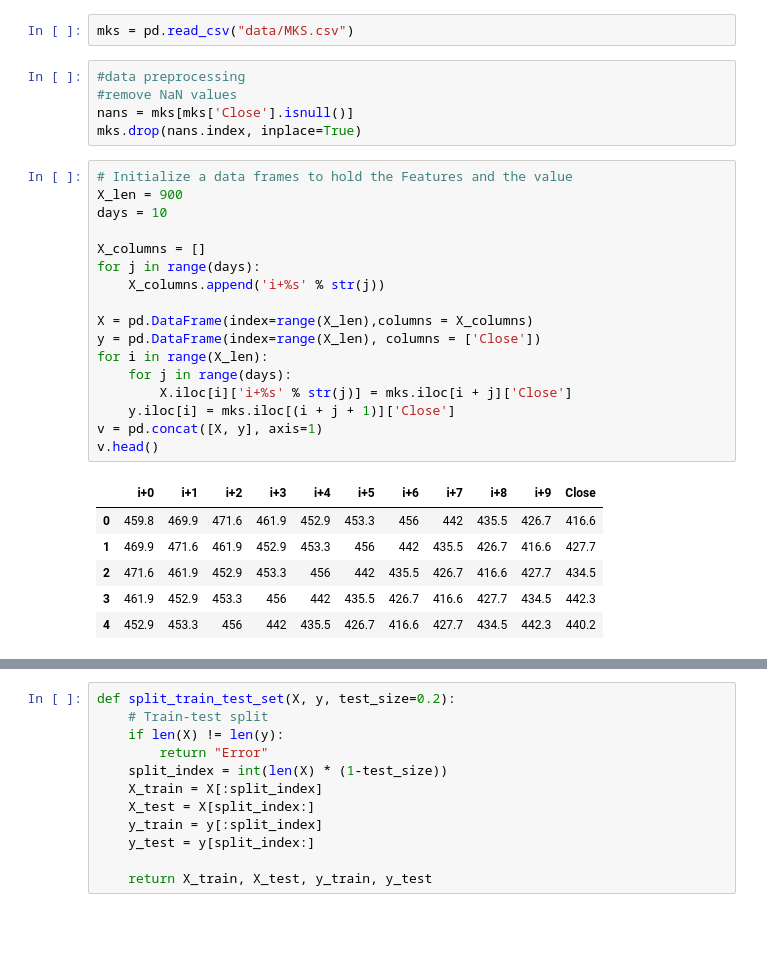
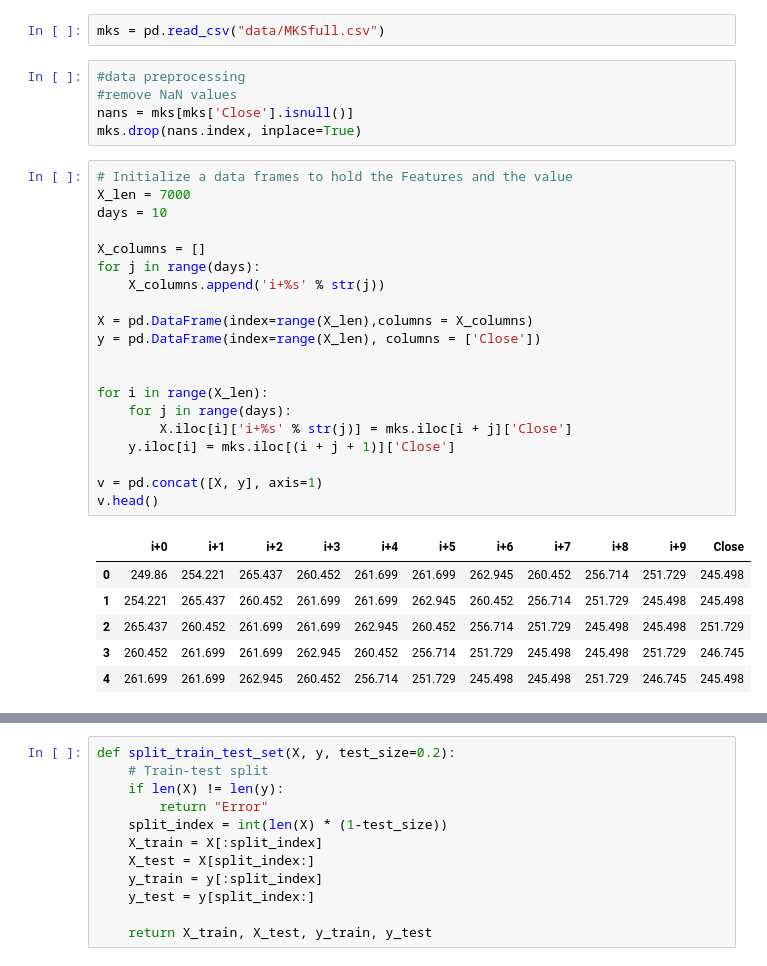
Before and after one commit to pnevmap/Stock-Predictor, a Jupyter notebook: features-and-model-MKS.ipynb, the cells around one changed output, grey strips where cells are left out. Cells and saved outputs as stored; diff of their text form; blank space fills up the shorter version.

Commit message:
add project report move data files

```diff
--- a/features-and-model-MKS.ipynb
+++ b/features-and-model-MKS.ipynb
@@ -2,7 +2,7 @@
 import numpy as np
 import pandas as pd
 # %%
-mks = pd.read_csv("data/MKS.csv")
+mks = pd.read_csv("data/MKSfull.csv")
 # %%
 #data preprocessing
 #remove NaN values
@@ -10,25 +10,28 @@ nans = mks[mks['Close'].isnull()]
 mks.drop(nans.index, inplace=True)
 # %%
 # Initialize a data frames to hold the Features and the value
-X_len = 900
+X_len = 7000
 days = 10
 
 Χ_columns = []
 for j in range(days):
     Χ_columns.append('i+%s' % str(j))
 
 X = pd.DataFrame(index=range(X_len),columns = Χ_columns)
 y = pd.DataFrame(index=range(X_len), columns = ['Close'])
+
+
 for i in range(X_len):
     for j in range(days):
         X.iloc[i]['i+%s' % str(j)] = mks.iloc[i + j]['Close']
     y.iloc[i] = mks.iloc[(i + j + 1)]['Close']
+
 v = pd.concat([X, y], axis=1)
 v.head()
 # %% [output]
 |  | i+0 | i+1 | i+2 | i+3 | i+4 | i+5 | i+6 | i+7 | i+8 | i+9 | Close |
-| 0 | 459.8 | 469.9 | 471.6 | 461.9 | 452.9 | 453.3 | 456 | 442 | 435.5 | 426.7 | 416.6 |
-| 1 | 469.9 | 471.6 | 461.9 | 452.9 | 453.3 | 456 | 442 | 435.5 | 426.7 | 416.6 | 427.7 |
-| 2 | 471.6 | 461.9 | 452.9 | 453.3 | 456 | 442 | 435.5 | 426.7 | 416.6 | 427.7 | 434.5 |
-| 3 | 461.9 | 452.9 | 453.3 | 456 | 442 | 435.5 | 426.7 | 416.6 | 427.7 | 434.5 | 442.3 |
-| 4 | 452.9 | 453.3 | 456 | 442 | 435.5 | 426.7 | 416.6 | 427.7 | 434.5 | 442.3 | 440.2 |
+| 0 | 249.86 | 254.221 | 265.437 | 260.452 | 261.699 | 261.699 | 262.945 | 260.452 | 256.714 | 251.729 | 245.498 |
+| 1 | 254.221 | 265.437 | 260.452 | 261.699 | 261.699 | 262.945 | 260.452 | 256.714 | 251.729 | 245.498 | 245.498 |
+| 2 | 265.437 | 260.452 | 261.699 | 261.699 | 262.945 | 260.452 | 256.714 | 251.729 | 245.498 | 245.498 | 251.729 |
+| 3 | 260.452 | 261.699 | 261.699 | 262.945 | 260.452 | 256.714 | 251.729 | 245.498 | 245.498 | 251.729 | 246.745 |
+| 4 | 261.699 | 261.699 | 262.945 | 260.452 | 256.714 | 251.729 | 245.498 | 245.498 | 251.729 | 246.745 | 245.498 |
```
Also changed, not shown: parts of 18 cells of this notebook, 8 other files.
